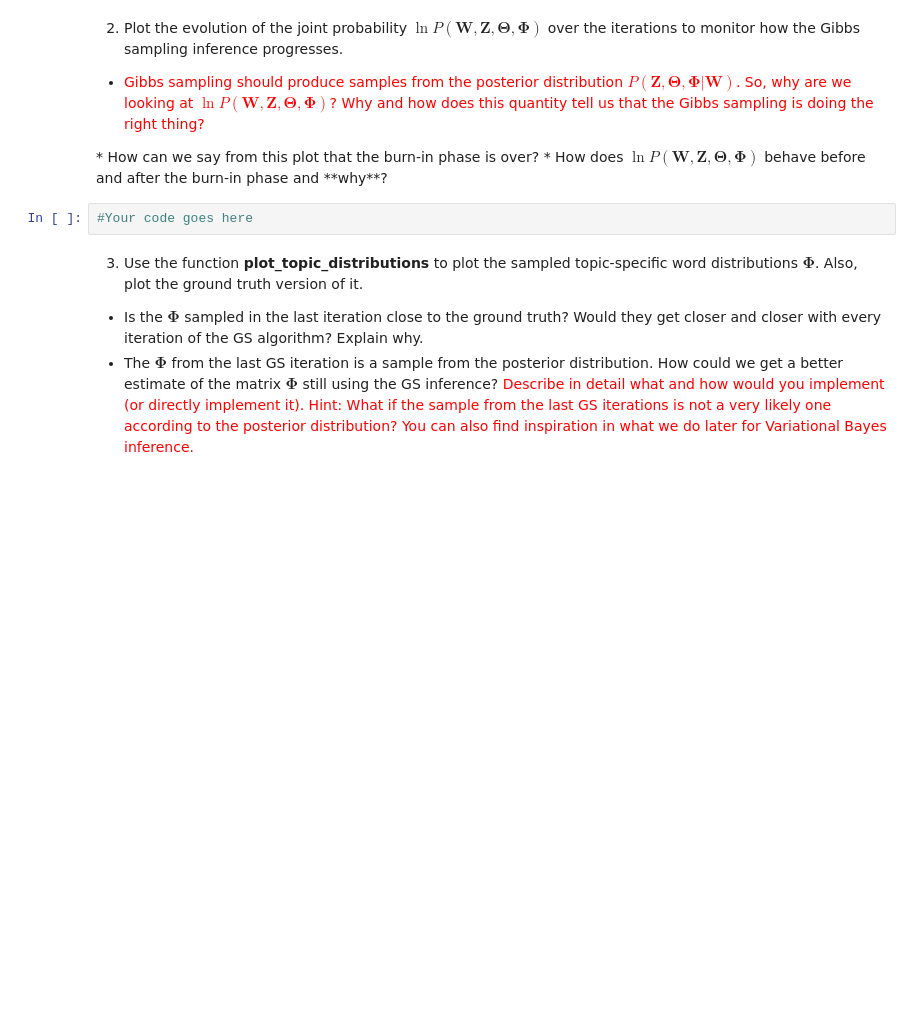
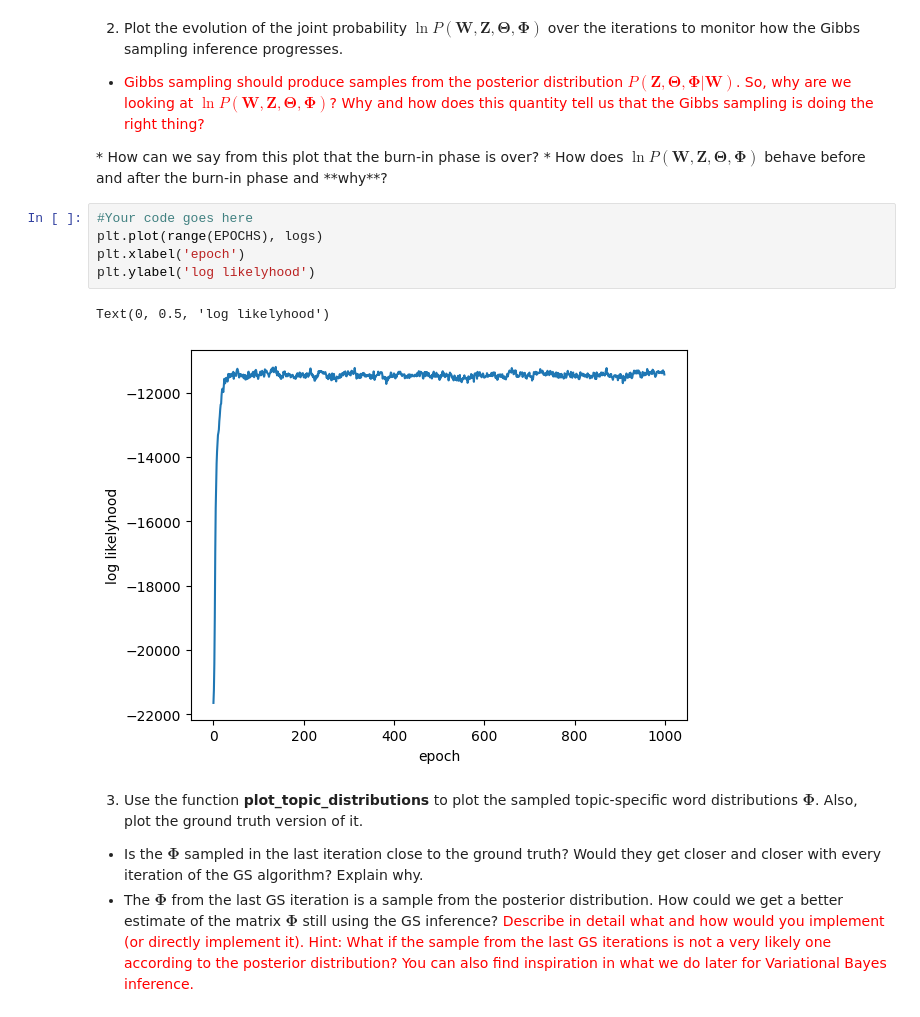
Before and after one commit to AlesKas/SchoolFIT, a Jupyter notebook: BAYa/Assignment2022.ipynb, the cells around one changed output. Drawn from its saved outputs; the diff is of its cells as text; blank space fills up the shorter version.

```diff
--- a/BAYa/Assignment2022.ipynb
+++ b/BAYa/Assignment2022.ipynb
@@ -297,6 +327,12 @@ for document in range(D):
  * How does $\ln P(\boldsymbol{W}, \boldsymbol{Z}, \boldsymbol{\Theta}, \boldsymbol{\Phi})$ behave before and after the burn-in phase and **why**?
 # %%
 #Your code goes here
+plt.plot(range(EPOCHS), logs)
+plt.xlabel('epoch')
+plt.ylabel('log likelyhood')
+# %% [output]
+Text(0, 0.5, 'log likelyhood')
+[figure, added]
 # %% [markdown]
 3. Use the function **plot_topic_distributions** to plot the sampled topic-specific word distributions $\boldsymbol{\Phi}$. Also, plot the ground truth version of it.
  * Is the $\boldsymbol{\Phi}$ sampled in the last iteration close to the ground truth? Would they get closer and closer with every iteration of the GS algorithm? Explain why.
```
Also changed, not shown: parts of 6 cells of this notebook.
